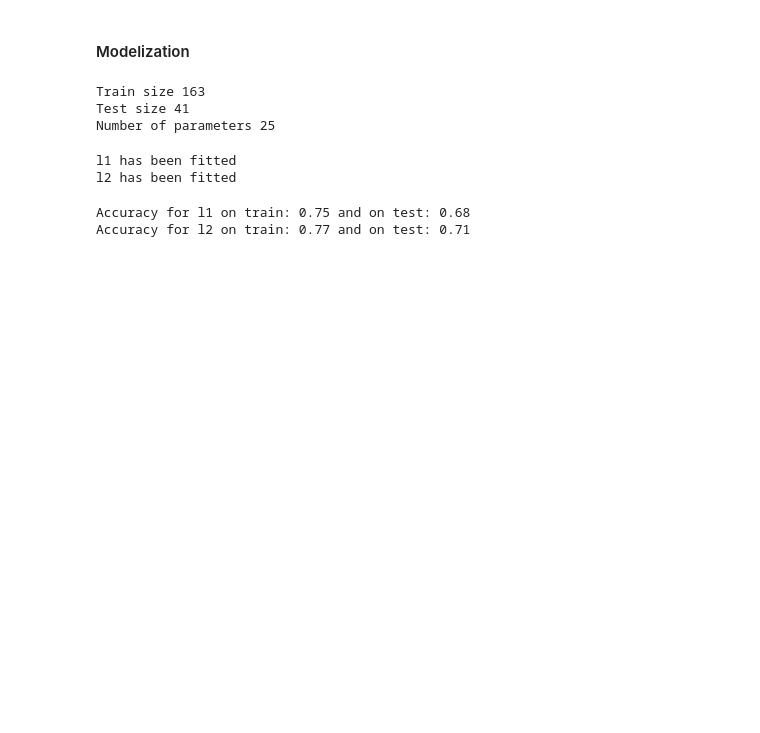
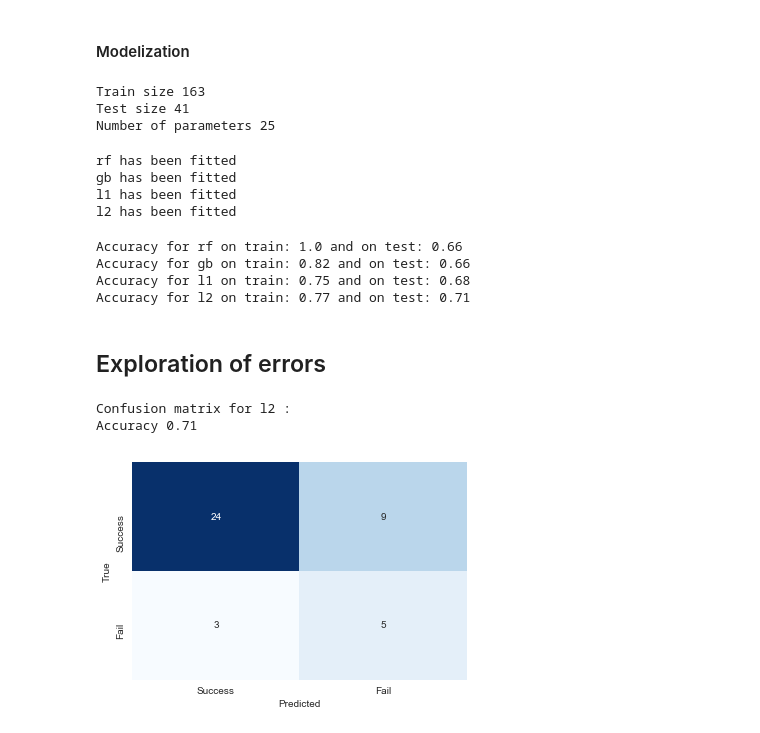
Before and after one commit to fflakito/economic_sanctions, a Jupyter notebook: 01_-_Modèle_naïf_v2.ipynb, the cells around one changed output. Saved outputs shown, nothing was run; the diff lists cells and outputs as text; code cells hidden in the pictures; blank space fills up the shorter version.

Commit message:
correlations and matrix

```diff
--- a/01_-_Modèle_naïf_v2.ipynb
+++ b/01_-_Modèle_naïf_v2.ipynb
@@ -255,10 +255,10 @@ Number of parameters 25
 # Pipelines
 
 pipelines = {
-#    'rf' : make_pipeline(StandardScaler(), RandomForestClassifier(random_state = seed)),
-#    'gb' : make_pipeline(StandardScaler(), GradientBoostingClassifier(random_state = seed)),
-    'l1' : make_pipeline(StandardScaler(), LogisticRegression(penalty = 'l1', random_state=seed, solver='saga')),
-    'l2' : make_pipeline(StandardScaler(), LogisticRegression(penalty = 'l2', random_state=seed, solver='saga'))}
+    'rf' : make_pipeline(StandardScaler(), RandomForestClassifier(random_state = seed)),
+    'gb' : make_pipeline(StandardScaler(), GradientBoostingClassifier(random_state = seed)),
+    'l1' : make_pipeline(StandardScaler(), LogisticRegression(penalty = 'l1', random_state=seed, solver='saga', max_iter=300)),
+    'l2' : make_pipeline(StandardScaler(), LogisticRegression(penalty = 'l2', random_state=seed, solver='saga', max_iter=300))}
 
 # Hyperparameters
 
@@ -299,6 +299,8 @@ for name, pipeline in pipelines.items() :
     models[name] = model
     print(f'{name} has been fitted')
 # %% [output]
+rf has been fitted
+gb has been fitted
 l1 has been fitted
 l2 has been fitted
 # %%
@@ -312,5 +314,35 @@ for key in models.keys():
     test_accuracy = np.round(metrics.accuracy_score(y_test, test_preds),2)
     print("Accuracy for" ,key ,"on train:", train_accuracy,"and on test:", test_accuracy)
 # %% [output]
+Accuracy for rf on train: 1.0 and on test: 0.66
+Accuracy for gb on train: 0.82 and on test: 0.66
 Accuracy for l1 on train: 0.75 and on test: 0.68
 Accuracy for l2 on train: 0.77 and on test: 0.71
+# %% [markdown]
+## Exploration of errors
+# %%
+def print_metrics(model, y, x, label='model name', best_estimator=False):
+
+    preds = model.predict(x)
+
+    print(f'Confusion matrix for {label} :')
+
+    if best_estimator == True:
+        print(model.best_estimator_)
+
+    print('Accuracy', np.round(metrics.accuracy_score(y, preds),2))
+
+    m=metrics.confusion_matrix(preds,y)
+
+    #si on a envie d'avoir le pourcetage
+    #p=np.round(np.divide(m, y.shape[0]) *100, 1)
+
+    ax = sns.heatmap(m, annot=True, fmt='.0f', cbar=False, cmap="Blues", yticklabels=['Success','Fail'], xticklabels=['Success','Fail'])
+    ax.set(xlabel='Predicted', ylabel='True')
+    plt.show()
+# %%
+print_metrics(models['l2'], y_test, x_test, label='l2')
+# %% [output]
+Confusion matrix for l2 :
+Accuracy 0.71
+[figure, added]
```
Also changed, not shown: parts of 9 cells of this notebook.
